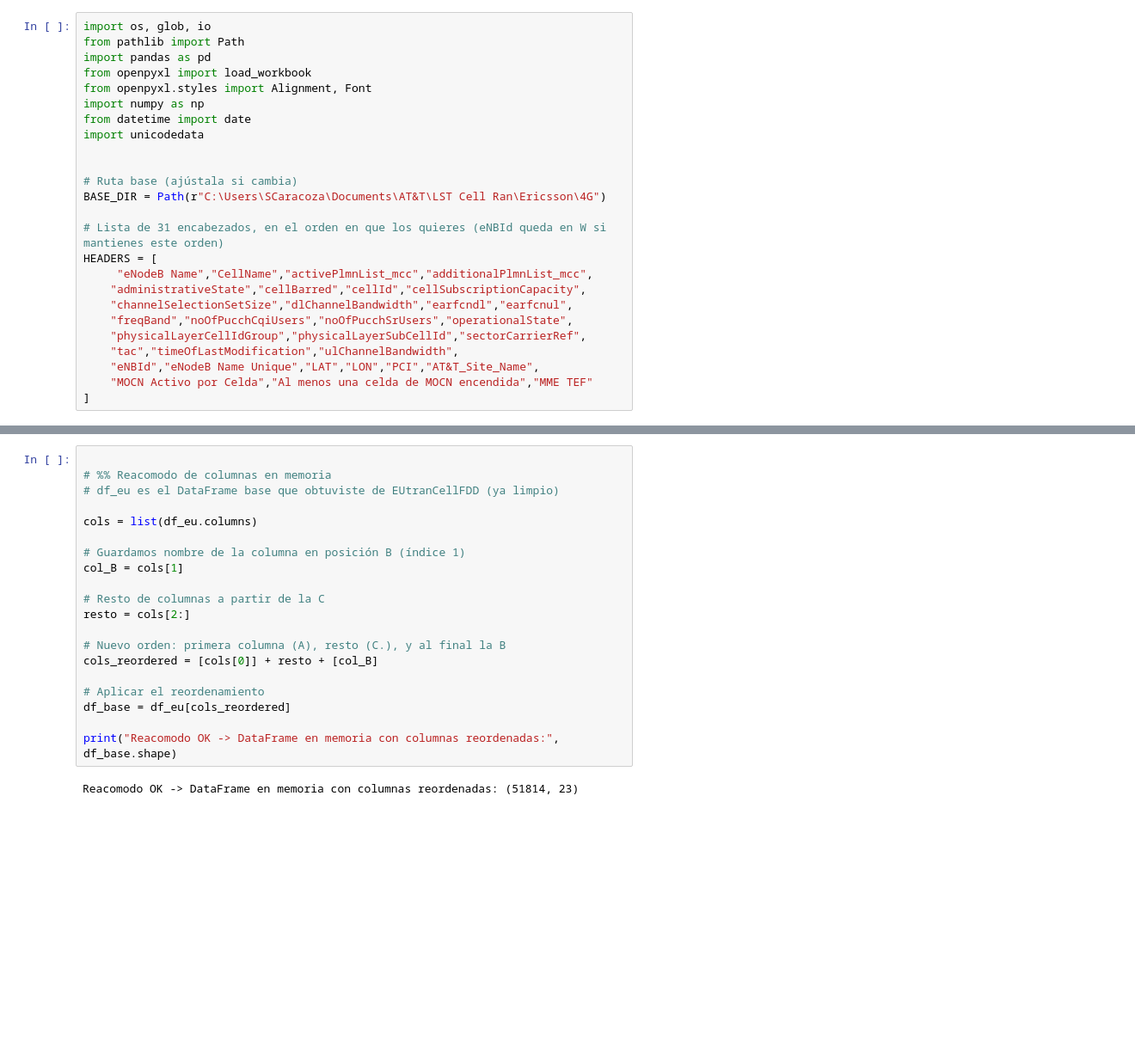
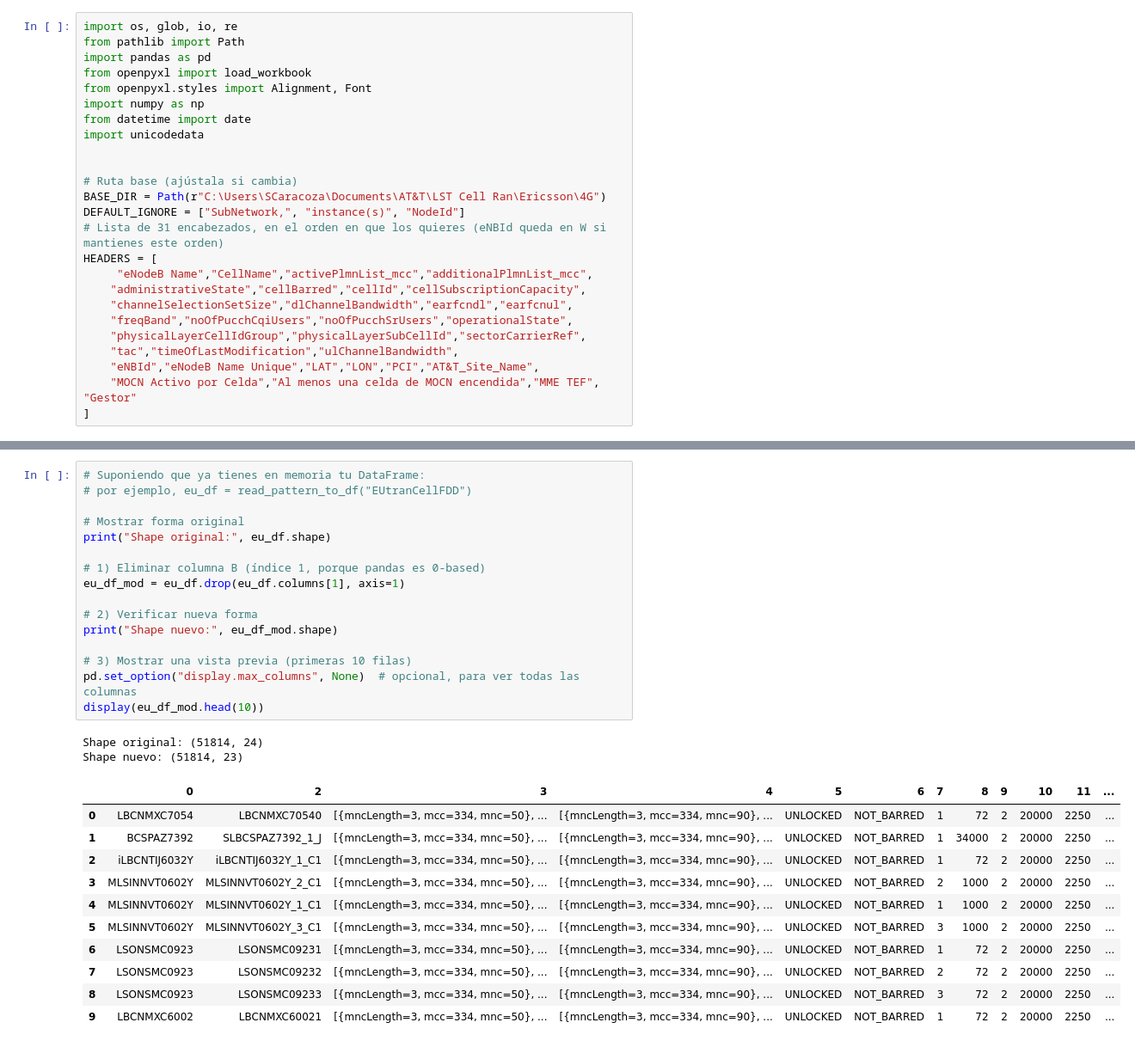
Before and after one commit to chava28pvp/lstcellran, a Jupyter notebook: df_processing_Ericsson4G.ipynb, the cells around one changed output, grey strips where cells are left out. Shown: that part at 86% size. Drawn from its saved outputs; the diff is of its cells as text; blank space fills up the shorter version.

```diff
--- a/df_processing_Ericsson4G.ipynb
+++ b/df_processing_Ericsson4G.ipynb
@@ -1,5 +1,5 @@
 # %%
-import os, glob, io
+import os, glob, io, re
 from pathlib import Path
 import pandas as pd
 from openpyxl import load_workbook
@@ -11,7 +11,7 @@ import unicodedata
 
 # Ruta base (ajústala si cambia)
 BASE_DIR = Path(r"C:\Users\SCaracoza\Documents\AT&T\LST Cell Ran\Ericsson\4G")
-
+DEFAULT_IGNORE = ["SubNetwork,", "instance(s)", "NodeId"]
 # Lista de 31 encabezados, en el orden en que los quieres (eNBId queda en W si mantienes este orden)
 HEADERS = [
      "eNodeB Name","CellName","activePlmnList_mcc","additionalPlmnList_mcc",
@@ -21,6 +21,6 @@ HEADERS = [
     "physicalLayerCellIdGroup","physicalLayerSubCellId","sectorCarrierRef",
     "tac","timeOfLastModification","ulChannelBandwidth",
     "eNBId","eNodeB Name Unique","LAT","LON","PCI","AT&T_Site_Name",
-    "MOCN Activo por Celda","Al menos una celda de MOCN encendida","MME TEF"
+    "MOCN Activo por Celda","Al menos una celda de MOCN encendida","MME TEF", "Gestor"
 ]
 # %%
@@ -142,23 +83,31 @@ Convertido a DataFrame en memoria (shape=(7517, 14))
 # %%
+# Suponiendo que ya tienes en memoria tu DataFrame:
+# por ejemplo, eu_df = read_pattern_to_df("EUtranCellFDD")
 
-# %% Reacomodo de columnas en memoria
-# df_eu es el DataFrame base que obtuviste de EUtranCellFDD (ya limpio)
+# Mostrar forma original
+print("Shape original:", eu_df.shape)
 
-cols = list(df_eu.columns)
+# 1) Eliminar columna B (índice 1, porque pandas es 0-based)
+eu_df_mod = eu_df.drop(eu_df.columns[1], axis=1)
 
-# Guardamos nombre de la columna en posición B (índice 1)
-col_B = cols[1]
+# 2) Verificar nueva forma
+print("Shape nuevo:", eu_df_mod.shape)
 
-# Resto de columnas a partir de la C
-resto = cols[2:]
-
-# Nuevo orden: primera columna (A), resto (C.), y al final la B
-cols_reordered = [cols[0]] + resto + [col_B]
-
-# Aplicar el reordenamiento
-df_base = df_eu[cols_reordered]
-
-print("Reacomodo OK -> DataFrame en memoria con columnas reordenadas:", df_base.shape)
+# 3) Mostrar una vista previa (primeras 10 filas)
+pd.set_option("display.max_columns", None)  # opcional, para ver todas las columnas
+display(eu_df_mod.head(10))
 # %% [output]
-Reacomodo OK -> DataFrame en memoria con columnas reordenadas: (51814, 23)
+Shape original: (51814, 24)
+Shape nuevo: (51814, 23)
+|  | 0 | 2 | 3 | 4 | 5 | 6 | 7 | 8 | 9 | 10 | 11 | ... |
+| 0 | LBCNMXC7054 | LBCNMXC70540 | [{mncLength=3, mcc=334, mnc=50}, ... | [{mncLength=3, mcc=334, mnc=90}, ... | UNLOCKED | NOT_BARRED | 1 | 72 | 2 | 20000 | 2250 | ... |
+| 1 | BCSPAZ7392 | SLBCSPAZ7392_1_J | [{mncLength=3, mcc=334, mnc=50}, ... | [{mncLength=3, mcc=334, mnc=90}, ... | UNLOCKED | NOT_BARRED | 1 | 34000 | 2 | 20000 | 2250 | ... |
+| 2 | iLBCNTIJ6032Y | iLBCNTIJ6032Y_1_C1 | [{mncLength=3, mcc=334, mnc=50}, ... | [{mncLength=3, mcc=334, mnc=90}, ... | UNLOCKED | NOT_BARRED | 1 | 72 | 2 | 20000 | 2250 | ... |
+| 3 | MLSINNVT0602Y | MLSINNVT0602Y_2_C1 | [{mncLength=3, mcc=334, mnc=50}, ... | [{mncLength=3, mcc=334, mnc=90}, ... | UNLOCKED | NOT_BARRED | 2 | 1000 | 2 | 20000 | 2250 | ... |
+| 4 | MLSINNVT0602Y | MLSINNVT0602Y_1_C1 | [{mncLength=3, mcc=334, mnc=50}, ... | [{mncLength=3, mcc=334, mnc=90}, ... | UNLOCKED | NOT_BARRED | 1 | 1000 | 2 | 20000 | 2250 | ... |
+| 5 | MLSINNVT0602Y | MLSINNVT0602Y_3_C1 | [{mncLength=3, mcc=334, mnc=50}, ... | [{mncLength=3, mcc=334, mnc=90}, ... | UNLOCKED | NOT_BARRED | 3 | 1000 | 2 | 20000 | 2250 | ... |
+| 6 | LSONSMC0923 | LSONSMC09231 | [{mncLength=3, mcc=334, mnc=50}, ... | [{mncLength=3, mcc=334, mnc=90}, ... | UNLOCKED | NOT_BARRED | 1 | 72 | 2 | 20000 | 2250 | ... |
+| 7 | LSONSMC0923 | LSONSMC09232 | [{mncLength=3, mcc=334, mnc=50}, ... | [{mncLength=3, mcc=334, mnc=90}, ... | UNLOCKED | NOT_BARRED | 2 | 72 | 2 | 20000 | 2250 | ... |
+| 8 | LSONSMC0923 | LSONSMC09233 | [{mncLength=3, mcc=334, mnc=50}, ... | [{mncLength=3, mcc=334, mnc=90}, ... | UNLOCKED | NOT_BARRED | 3 | 72 | 2 | 20000 | 2250 | ... |
+| 9 | LBCNMXC6002 | LBCNMXC60021 | [{mncLength=3, mcc=334, mnc=50}, ... | [{mncLength=3, mcc=334, mnc=90}, ... | UNLOCKED | NOT_BARRED | 1 | 72 | 2 | 20000 | 2250 | ... |
 # %%
```
Also changed, not shown: parts of 6 cells of this notebook, 2 other files.
